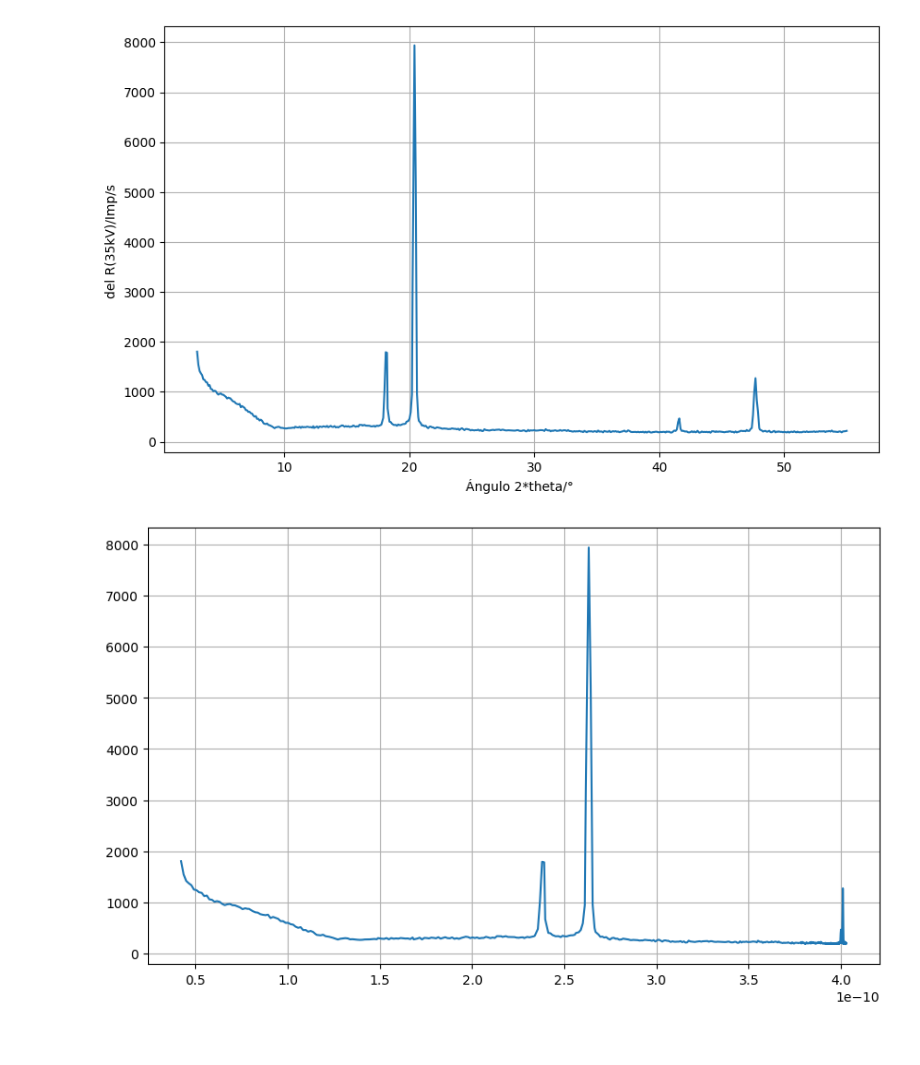
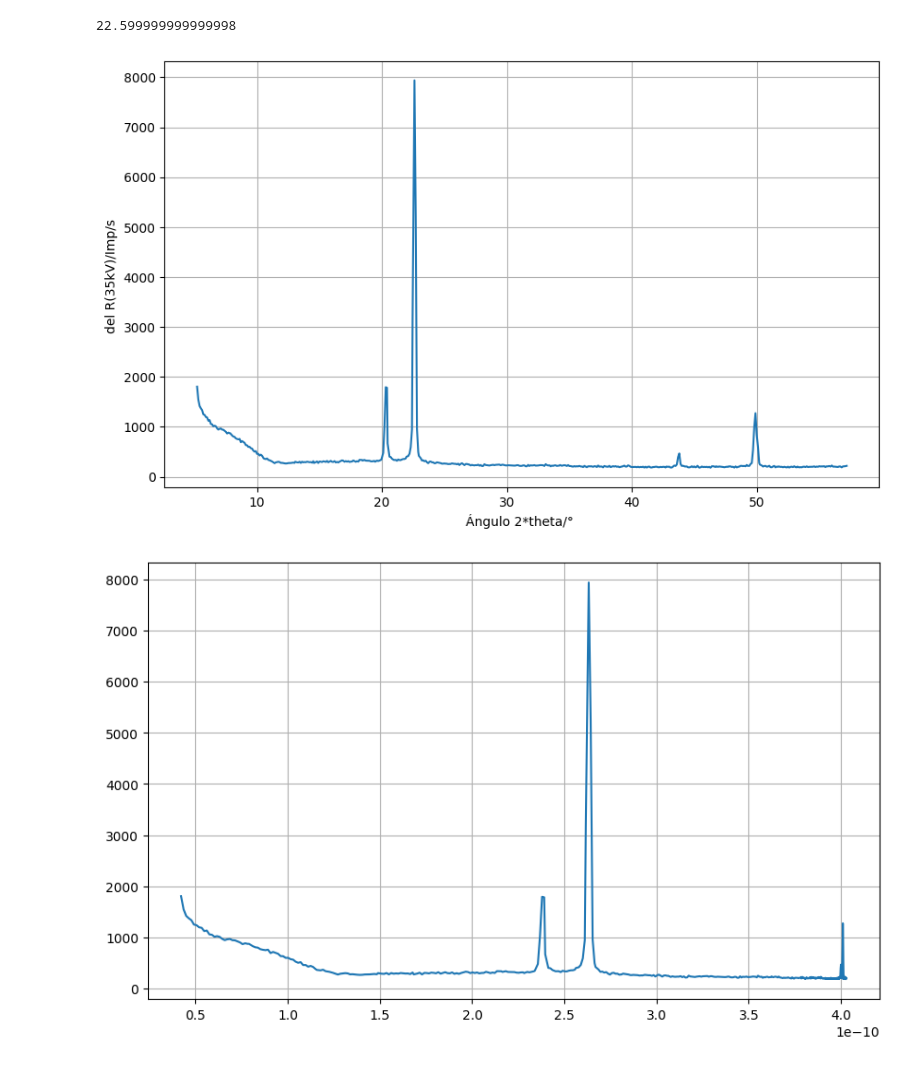
Before and after one commit to rcasasl/Laboratorio-Intermedio, a Jupyter notebook: Rayos X/graficosanalisis.ipynb, the cells around one changed output. Saved outputs shown, nothing was run; the diff lists cells and outputs as text; code cells hidden in the pictures.

```diff
--- a/Rayos X/graficosanalisis.ipynb
+++ b/Rayos X/graficosanalisis.ipynb
@@ -31,18 +31,24 @@ def unpack(file_path):
 # %%
 file_path = "datos1(dia1)"
 
 x,x_title,y,y_title = unpack(file_path)
 xf = []
 for i in range(len(x)):
-    xf.append(x[i]/(2))
+    xf.append(x[i]/(2) + 2.2)
 
+
+for i in range(len(xf)):
+    if y[i] == max(y):
+        x_val = xf[i]
+print(x_val)
 plt.figure(figsize=(10, 6))
 plt.plot(xf, y)
 plt.xlabel(x_title)
 plt.ylabel(y_title)
 plt.grid(True)
 # %% [output]
+22.599999999999998
-[figure, old version]
+[figure, new version]
 # %%
 
 xf_rad = []
```
Also changed, not shown: parts of 2 cells of this notebook.
